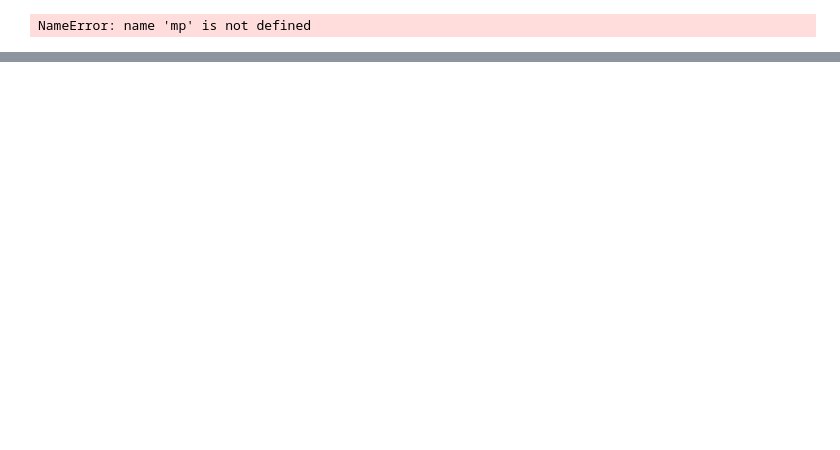
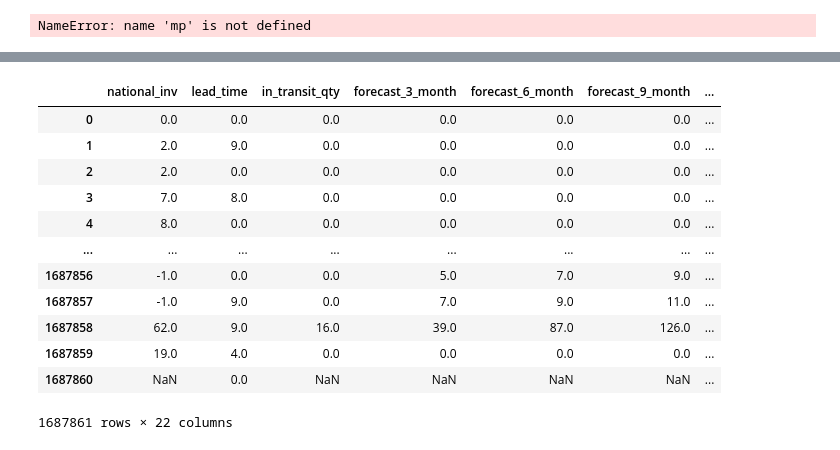
Before and after one commit to Abhikudale/Back_Order_Prediction, a Jupyter notebook: notebook/Test1.ipynb, the cells around one changed output, grey strips where cells are left out. Drawn from its saved outputs; the diff is of its cells as text; code cells hidden in the pictures; blank space fills up the shorter version.

```diff
--- a/notebook/Test1.ipynb
+++ b/notebook/Test1.ipynb
@@ -49,3 +40,10 @@ df.plot(x='national_inv', y=['went_on_backorder'] , kind="bar", figsize=(9, 10))
 'ppap_risk', 'stop_auto_buy', 'rev_stop'
 # %% [output]
 NameError: name 'mp' is not defined
+# %%
+import pandas as pd
+import numpy as np
+df=pd.read_csv(r"C:\Kaggle_Training_Dataset_v2.csv")
+
+
+df.isna().sum()
@@ -51,0 +68,20 @@ NameError: name 'mp' is not defined
+# %%
+df.drop("sku", axis=1, inplace=True)
+df["lead_time"].fillna(0, inplace = True)
+df.dropna()
+# %%
+df
+# %% [output]
+|  | national_inv | lead_time | in_transit_qty | forecast_3_month | forecast_6_month | forecast_9_month | ... |
+| 0 | 0.0 | 0.0 | 0.0 | 0.0 | 0.0 | 0.0 | ... |
+| 1 | 2.0 | 9.0 | 0.0 | 0.0 | 0.0 | 0.0 | ... |
+| 2 | 2.0 | 0.0 | 0.0 | 0.0 | 0.0 | 0.0 | ... |
+| 3 | 7.0 | 8.0 | 0.0 | 0.0 | 0.0 | 0.0 | ... |
+| 4 | 8.0 | 0.0 | 0.0 | 0.0 | 0.0 | 0.0 | ... |
+| ... | ... | ... | ... | ... | ... | ... | ... |
+| 1687856 | -1.0 | 0.0 | 0.0 | 5.0 | 7.0 | 9.0 | ... |
+| 1687857 | -1.0 | 9.0 | 0.0 | 7.0 | 9.0 | 11.0 | ... |
+| 1687858 | 62.0 | 9.0 | 16.0 | 39.0 | 87.0 | 126.0 | ... |
+| 1687859 | 19.0 | 4.0 | 0.0 | 0.0 | 0.0 | 0.0 | ... |
+| 1687860 | NaN | 0.0 | NaN | NaN | NaN | NaN | ... |
+1687861 rows × 22 columns
```
Also changed, not shown: parts of 12 cells of this notebook, 4 other files.
